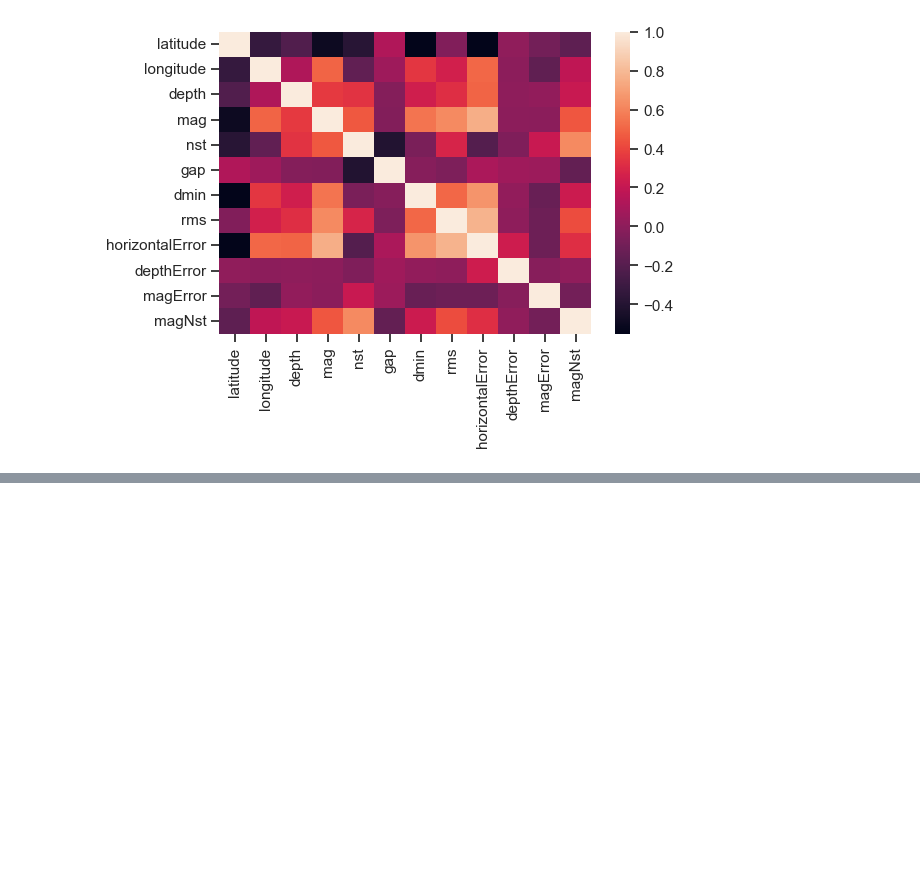
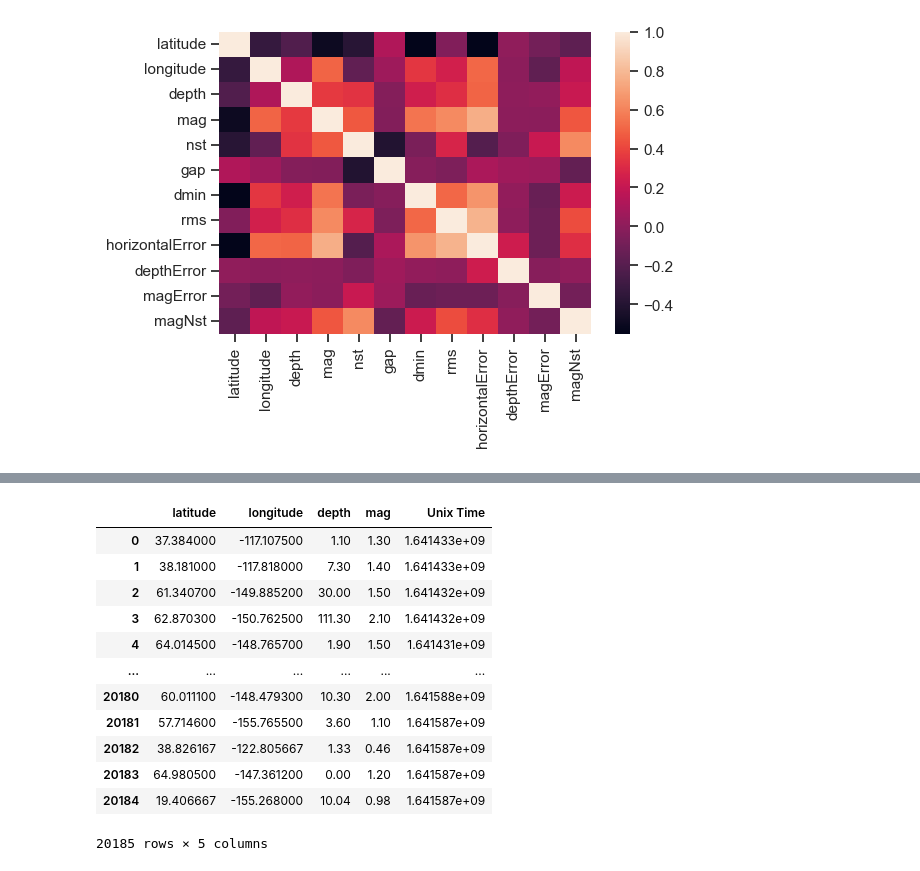
Before and after one commit to rromang/earthquake_modeling, a Jupyter notebook: noteboooks/data_exploration.ipynb, the cells around one changed output, grey strips where cells are left out. Cells and saved outputs as stored; diff of their text form; code cells hidden in the pictures; blank space fills up the shorter version.

```diff
--- a/noteboooks/data_exploration.ipynb
+++ b/noteboooks/data_exploration.ipynb
@@ -475,0 +487,17 @@ ax = sns.heatmap(corr_df)
+# %%
+dropped_df = raw_data.drop(columns=['id', 'nst','rms','magNst','net', 'time', 'magType', 'gap','dmin', 'updated', 'place', 'type', 'horizontalError', 'depthError', 'magError', 'status', 'locationSource', 'magSource'])
+dropped_df
+# %% [output]
+|  | latitude | longitude | depth | mag | Unix Time |
+| 0 | 37.384000 | -117.107500 | 1.10 | 1.30 | 1.641433e+09 |
+| 1 | 38.181000 | -117.818000 | 7.30 | 1.40 | 1.641433e+09 |
+| 2 | 61.340700 | -149.885200 | 30.00 | 1.50 | 1.641432e+09 |
+| 3 | 62.870300 | -150.762500 | 111.30 | 2.10 | 1.641432e+09 |
+| 4 | 64.014500 | -148.765700 | 1.90 | 1.50 | 1.641431e+09 |
+| ... | ... | ... | ... | ... | ... |
+| 20180 | 60.011100 | -148.479300 | 10.30 | 2.00 | 1.641588e+09 |
+| 20181 | 57.714600 | -155.765500 | 3.60 | 1.10 | 1.641587e+09 |
+| 20182 | 38.826167 | -122.805667 | 1.33 | 0.46 | 1.641587e+09 |
+| 20183 | 64.980500 | -147.361200 | 0.00 | 1.20 | 1.641587e+09 |
+| 20184 | 19.406667 | -155.268000 | 10.04 | 0.98 | 1.641587e+09 |
+20185 rows × 5 columns
```
Also changed, not shown: parts of 5 cells of this notebook, 1 other file.
